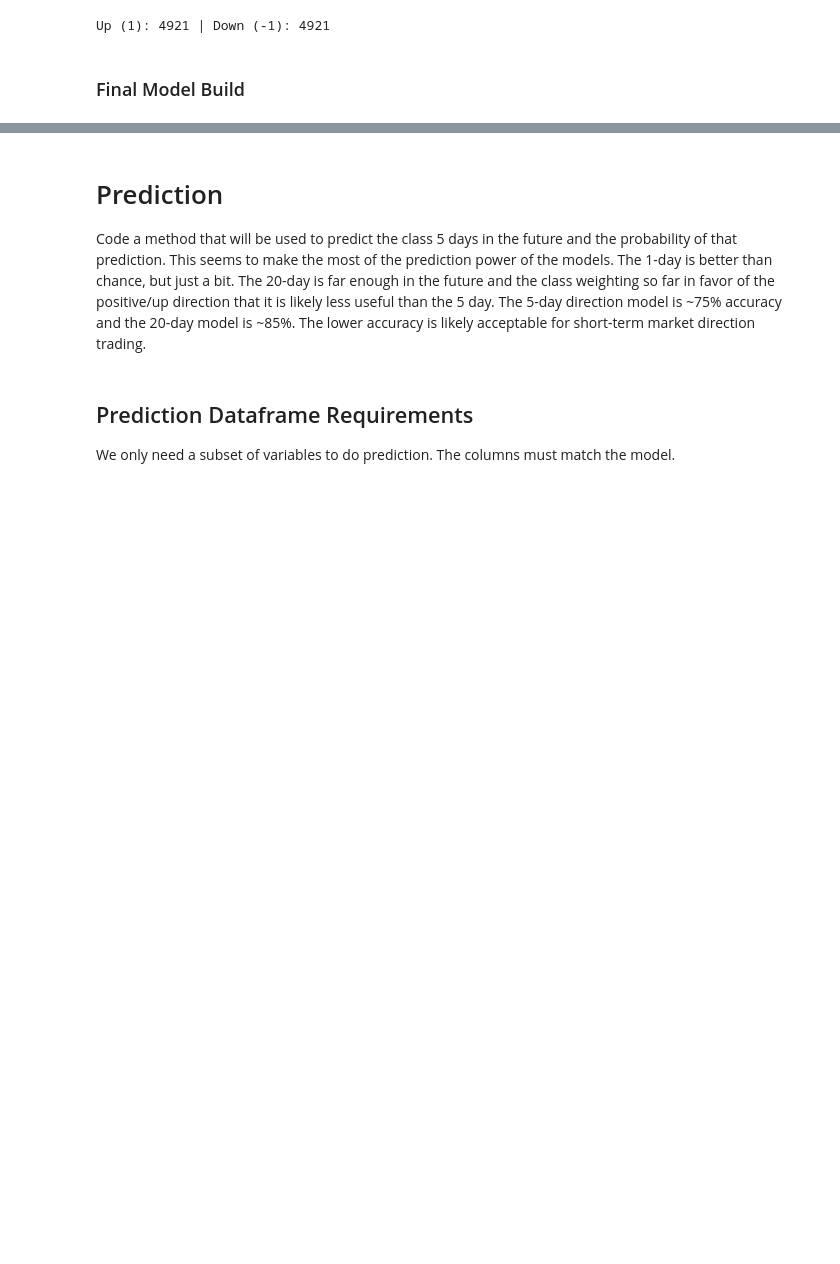
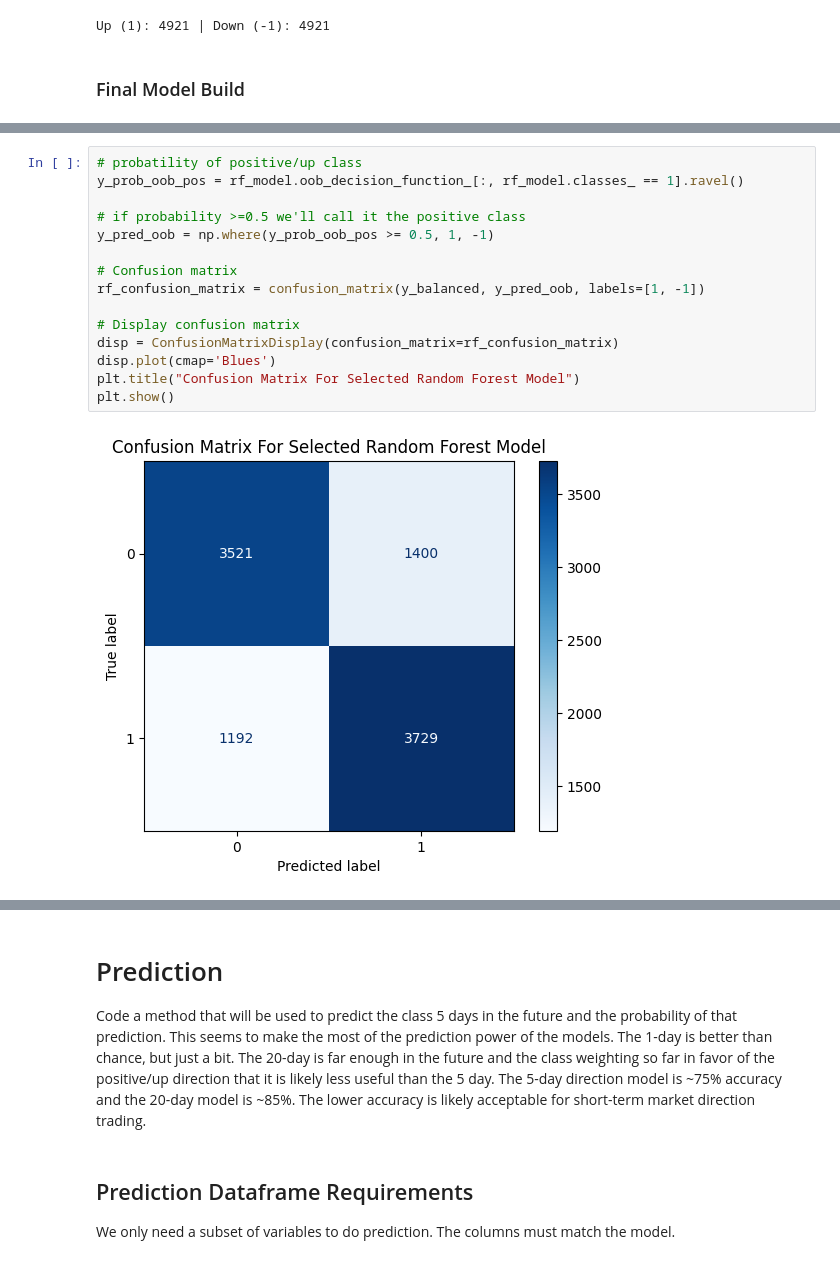
Before and after one commit to dkrapohl/UWF_DataScience_Capstone, a Jupyter notebook: DS_Capstone.ipynb, the cells around one changed output, grey strips where cells are left out. Saved outputs shown, nothing was run; the diff lists cells and outputs as text; blank space fills up the shorter version.

```diff
--- a/DS_Capstone.ipynb
+++ b/DS_Capstone.ipynb
@@ -1041,0 +1098,17 @@ Best Parameters: {'n_estimators': 350, 'max_depth': 18, 'min_samples_split': 9,
+# %%
+# probatility of positive/up class
+y_prob_oob_pos = rf_model.oob_decision_function_[:, rf_model.classes_ == 1].ravel()
+
+# if probability >=0.5 we'll call it the positive class
+y_pred_oob = np.where(y_prob_oob_pos >= 0.5, 1, -1)
+
+# Confusion matrix
+rf_confusion_matrix = confusion_matrix(y_balanced, y_pred_oob, labels=[1, -1])
+
+# Display confusion matrix
+disp = ConfusionMatrixDisplay(confusion_matrix=rf_confusion_matrix)
+disp.plot(cmap='Blues')
+plt.title("Confusion Matrix For Selected Random Forest Model")
+plt.show()
+# %% [output]
+[figure, added]
```
Also changed, not shown: parts of 35 cells of this notebook, 3 other files.
